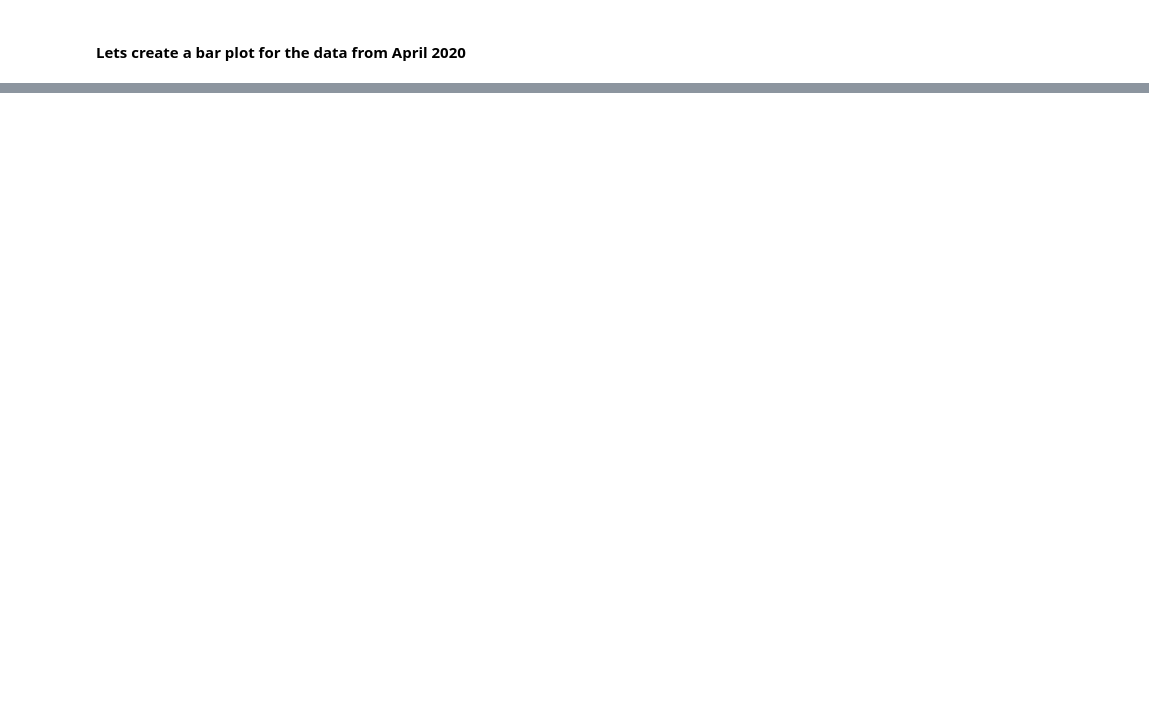
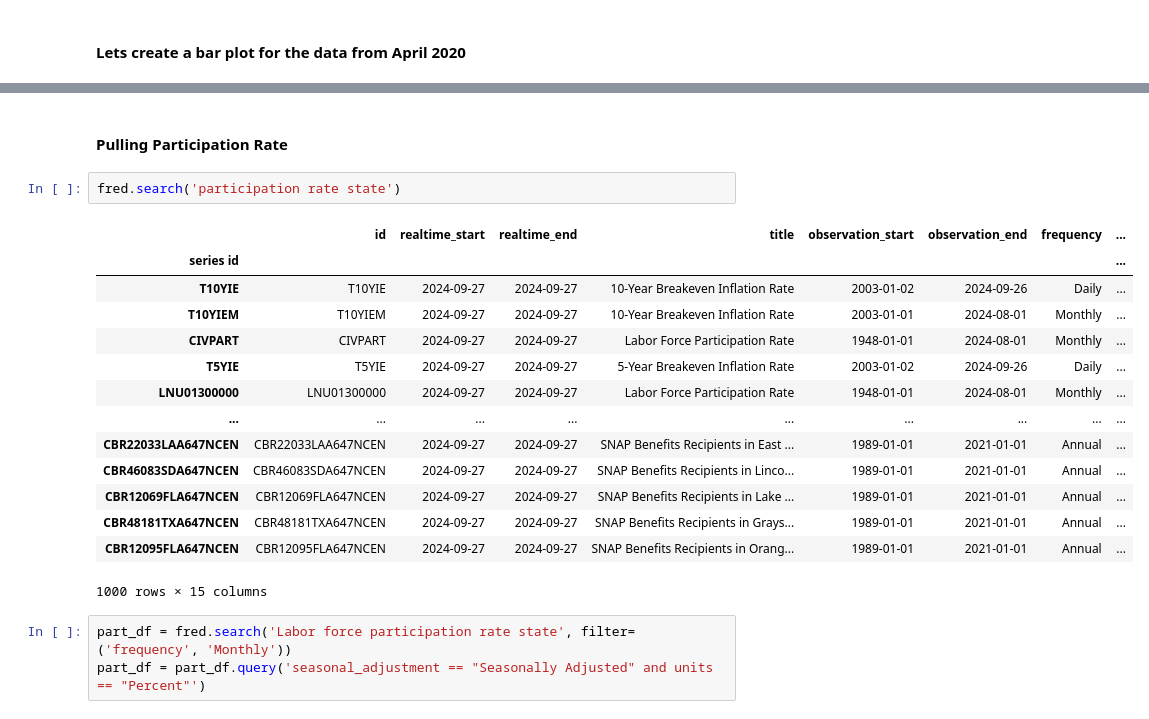
Before and after one commit to Shubham91999/Economic_Data_Analysis, a Jupyter notebook: EDA_Economic.ipynb, the cells around one changed output, grey strips where cells are left out. Cells and saved outputs as stored; diff of their text form; blank space fills up the shorter version.

```diff
--- a/EDA_Economic.ipynb
+++ b/EDA_Economic.ipynb
@@ -355,0 +360,22 @@ plt.show()
+# %% [markdown]
+#### Pulling Participation Rate
+# %%
+fred.search('participation rate state')
+# %% [output]
+|  | id | realtime_start | realtime_end | title | observation_start | observation_end | frequency | ... |
+| series id |  |  |  |  |  |  |  | ... |
+| T10YIE | T10YIE | 2024-09-27 | 2024-09-27 | 10-Year Breakeven Inflation Rate | 2003-01-02 | 2024-09-26 | Daily | ... |
+| T10YIEM | T10YIEM | 2024-09-27 | 2024-09-27 | 10-Year Breakeven Inflation Rate | 2003-01-01 | 2024-08-01 | Monthly | ... |
+| CIVPART | CIVPART | 2024-09-27 | 2024-09-27 | Labor Force Participation Rate | 1948-01-01 | 2024-08-01 | Monthly | ... |
+| T5YIE | T5YIE | 2024-09-27 | 2024-09-27 | 5-Year Breakeven Inflation Rate | 2003-01-02 | 2024-09-26 | Daily | ... |
+| LNU01300000 | LNU01300000 | 2024-09-27 | 2024-09-27 | Labor Force Participation Rate | 1948-01-01 | 2024-08-01 | Monthly | ... |
+| ... | ... | ... | ... | ... | ... | ... | ... | ... |
+| CBR22033LAA647NCEN | CBR22033LAA647NCEN | 2024-09-27 | 2024-09-27 | SNAP Benefits Recipients in East ... | 1989-01-01 | 2021-01-01 | Annual | ... |
+| CBR46083SDA647NCEN | CBR46083SDA647NCEN | 2024-09-27 | 2024-09-27 | SNAP Benefits Recipients in Linco... | 1989-01-01 | 2021-01-01 | Annual | ... |
+| CBR12069FLA647NCEN | CBR12069FLA647NCEN | 2024-09-27 | 2024-09-27 | SNAP Benefits Recipients in Lake ... | 1989-01-01 | 2021-01-01 | Annual | ... |
+| CBR48181TXA647NCEN | CBR48181TXA647NCEN | 2024-09-27 | 2024-09-27 | SNAP Benefits Recipients in Grays... | 1989-01-01 | 2021-01-01 | Annual | ... |
+| CBR12095FLA647NCEN | CBR12095FLA647NCEN | 2024-09-27 | 2024-09-27 | SNAP Benefits Recipients in Orang... | 1989-01-01 | 2021-01-01 | Annual | ... |
+1000 rows × 15 columns
+# %%
+part_df = fred.search('Labor force participation rate state', filter=('frequency', 'Monthly'))
+part_df = part_df.query('seasonal_adjustment == "Seasonally Adjusted" and units == "Percent"')
```
Also changed, not shown: parts of 10 cells of this notebook, 2 other files.
